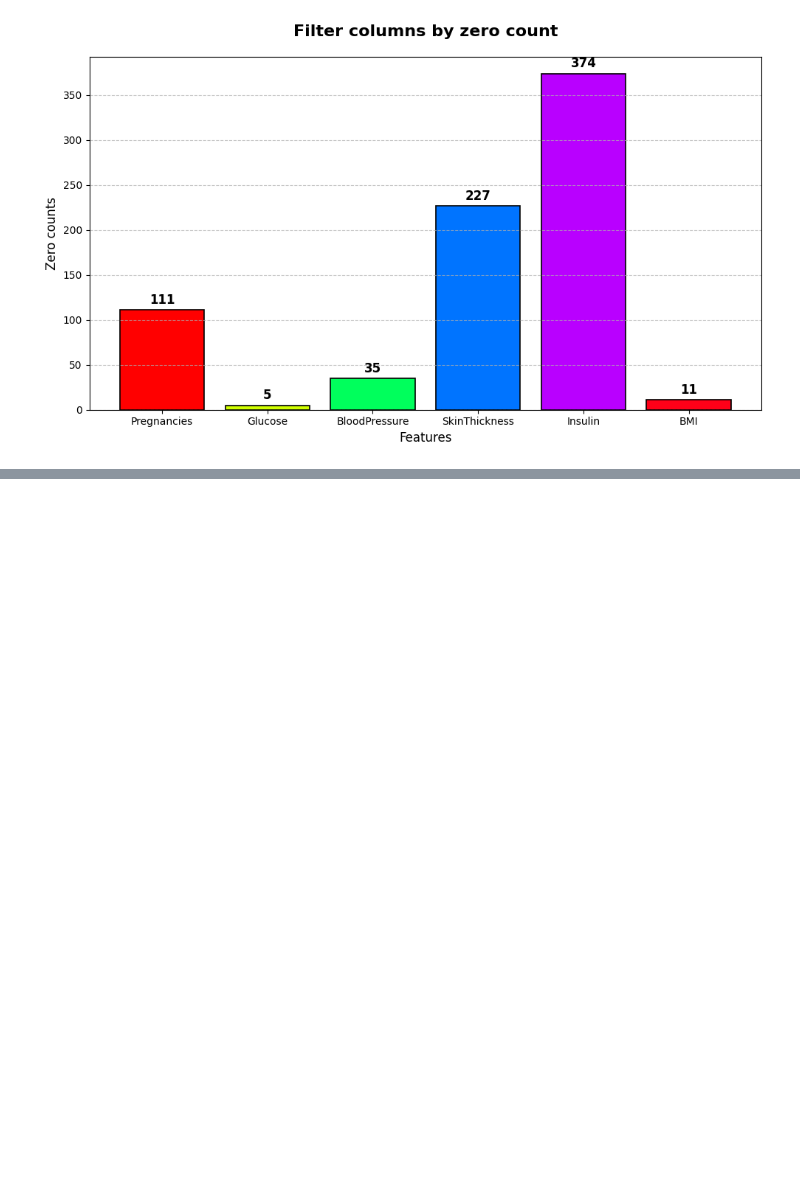
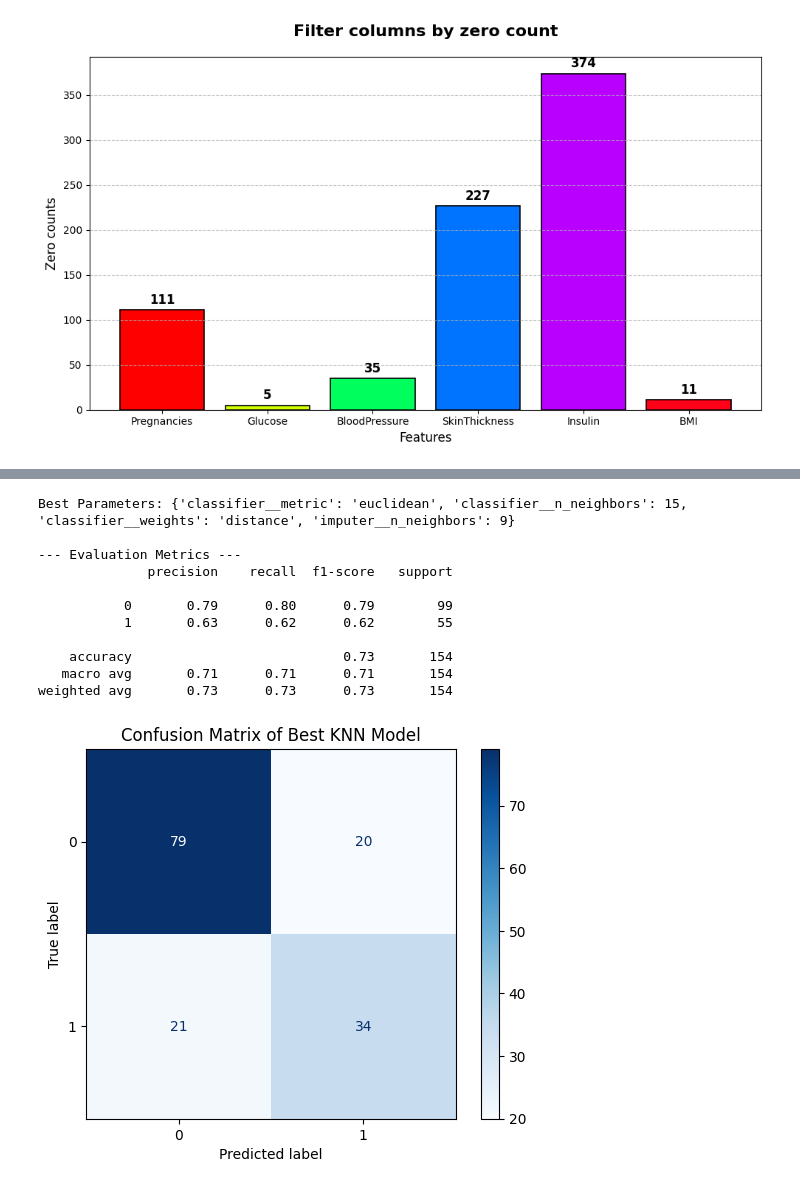
Before and after one commit to djcoder12091983/DSML, a Jupyter notebook: ML-projects/notebook/KNN.ipynb, the cells around one changed output, grey strips where cells are left out. Drawn from its saved outputs; the diff is of its cells as text; code cells hidden in the pictures; blank space fills up the shorter version.

Commit message:
more on KNN + grid search hyperparameters

```diff
--- a/ML-projects/notebook/KNN.ipynb
+++ b/ML-projects/notebook/KNN.ipynb
@@ -339,0 +407,47 @@ plt.show()
+# %%
+# this time we will try to find optimal hyperparameters using grid search
+from sklearn.model_selection import GridSearchCV
+
+# Select Range of Values
+param_grid = {
+    # Odd numbers to avoid ties
+    'imputer__n_neighbors': [3, 5, 7, 9, 11, 15],
+    'classifier__n_neighbors': [3, 5, 7, 9, 11, 15],
+
+    'classifier__weights': ['uniform', 'distance'],   # Weighting by distance or not
+    'classifier__metric': ['euclidean', 'manhattan']  # Try different distance math
+}
+
+# Run Grid Search
+grid = GridSearchCV(pipeline, param_grid, cv=5, scoring='accuracy')
+grid.fit(X_train, y_train)
+
+# EVALUATION (The most important part)
+# Use the BEST model found by grid search to predict on the UNSEEN test set
+best_model = grid.best_estimator_
+y_pred = best_model.predict(X_test)
+
+# Detailed Metrics
+print(f"Best Parameters: {grid.best_params_}")
+print("\n--- Evaluation Metrics ---")
+print(classification_report(y_test, y_pred))
+
+# Visualization
+cm = confusion_matrix(y_test, y_pred)
+disp = ConfusionMatrixDisplay(confusion_matrix=cm)
+disp.plot(cmap='Blues')
+plt.title("Confusion Matrix of Best KNN Model")
+plt.show()
+# %% [output]
+Best Parameters: {'classifier__metric': 'euclidean', 'classifier__n_neighbors': 15, 'classifier__weights': 'distance', 'imputer__n_neighbors': 9}
+
+--- Evaluation Metrics ---
+              precision    recall  f1-score   support
+
+           0       0.79      0.80      0.79        99
+           1       0.63      0.62      0.62        55
+
+    accuracy                           0.73       154
+   macro avg       0.71      0.71      0.71       154
+weighted avg       0.73      0.73      0.73       154
+[figure, added]
```
Also changed, not shown: parts of 1 cell of this notebook, 2 other files.
